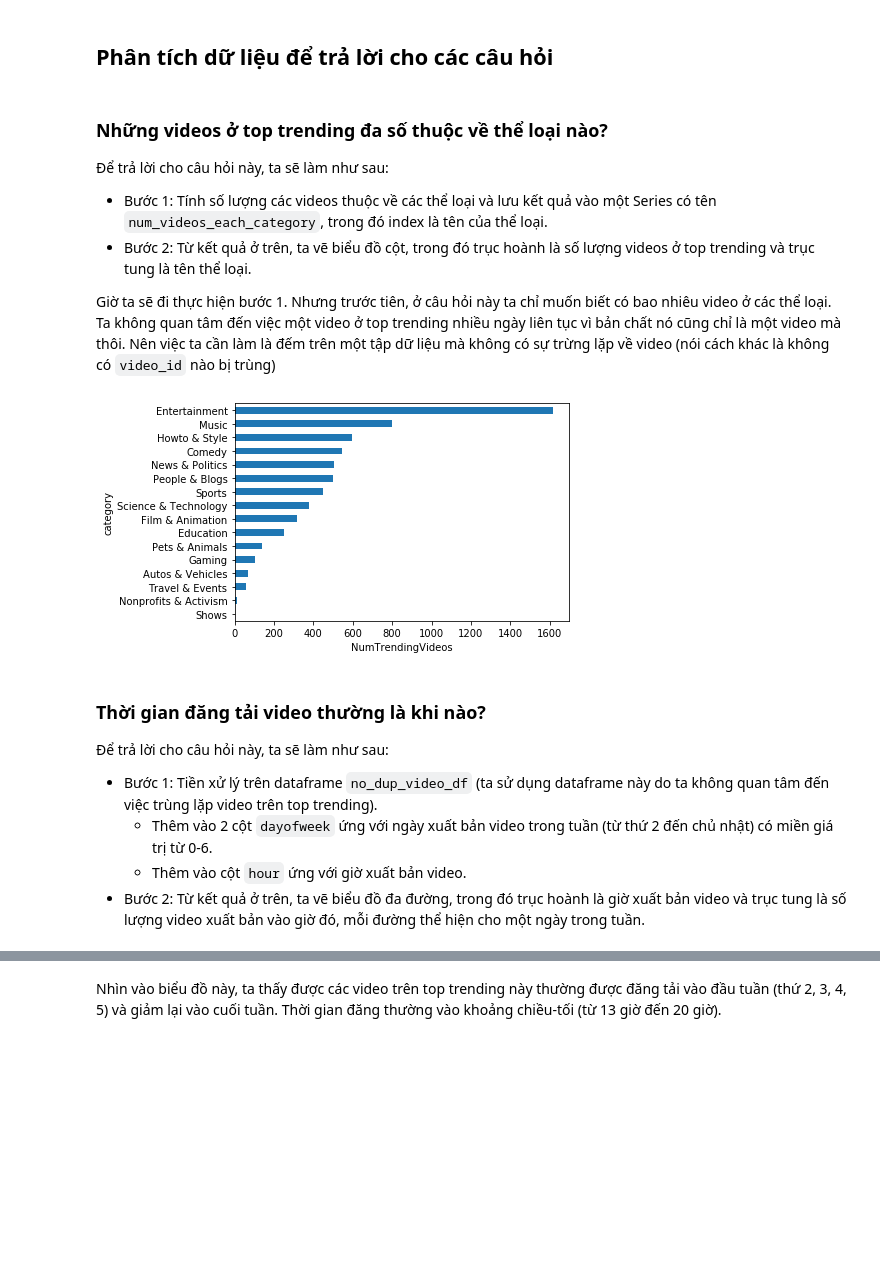
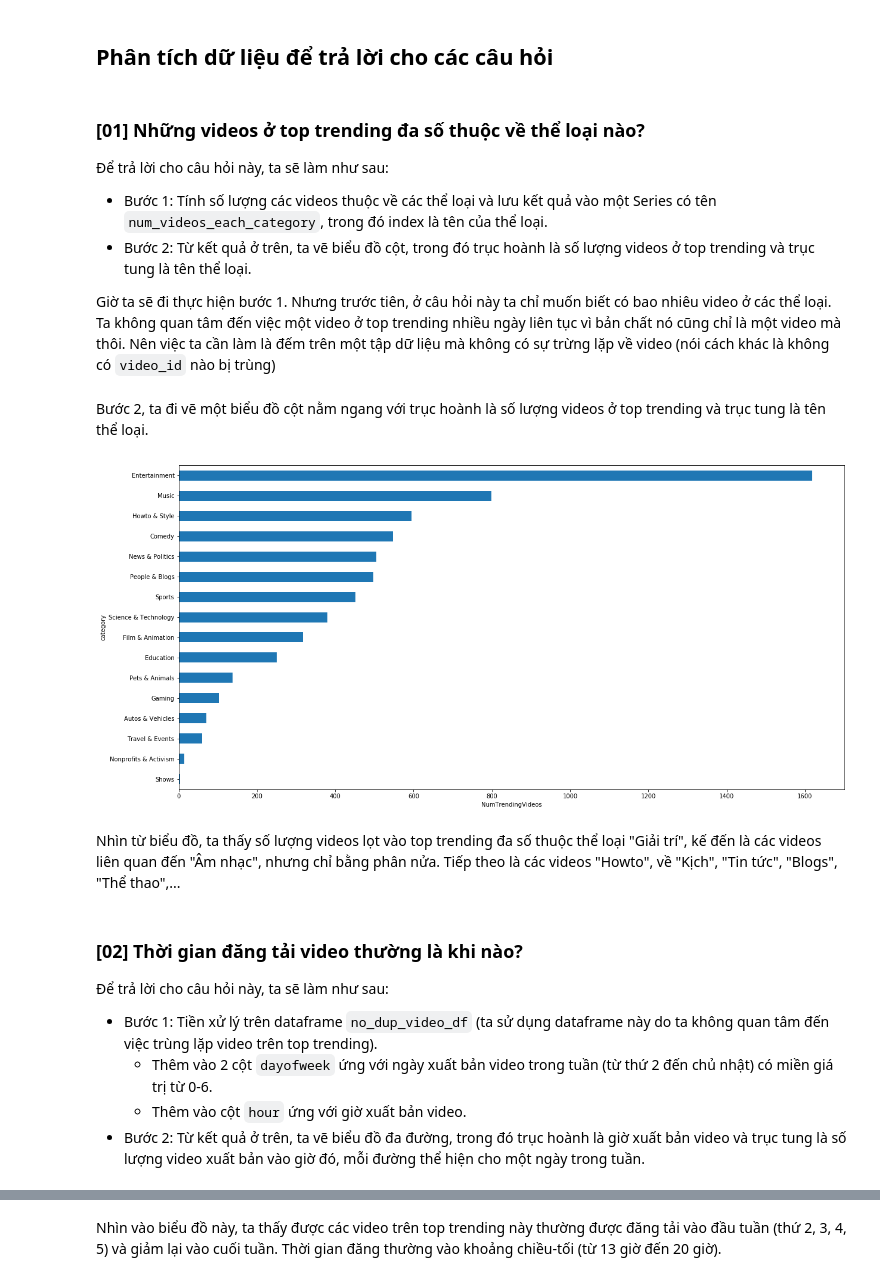
Before and after one commit to vhoaian/LTKHDL_CK, a Jupyter notebook: 1712265-VoHoaiAn.ipynb, the cells around one changed output, grey strips where cells are left out. Cells and saved outputs as stored; diff of their text form; code cells hidden in the pictures; blank space fills up the shorter version.

```diff
--- a/1712265-VoHoaiAn.ipynb
+++ b/1712265-VoHoaiAn.ipynb
@@ -284,7 +293,7 @@ Sau khi đã khám phá dữ liệu và hiểu hơn về dữ liệu, ta thấy
 # %% [markdown]
 ## Phân tích dữ liệu để trả lời cho các câu hỏi
 # %% [markdown]
-### Những videos ở top trending đa số thuộc về thể loại nào?
+### [01] Những videos ở top trending đa số thuộc về thể loại nào?
 
 Để trả lời cho câu hỏi này, ta sẽ làm như sau:
 - Bước 1: Tính số lượng các videos thuộc về các thể loại và lưu kết quả vào một Series có tên `num_videos_each_category`, trong đó index là tên của thể loại.
@@ -297,11 +309,15 @@ num_videos_each_category = no_dup_video_df.groupby('category').size()
 num_videos_each_category.sort_values(inplace=True)
+# %% [markdown]
+Bước 2, ta đi vẽ một biểu đồ cột nằm ngang với trục hoành là số lượng videos ở top trending và trục tung là tên thể loại.
 # %%
-num_videos_each_category.plot.barh()
+num_videos_each_category.plot.barh(figsize=(20,10))
 plt.xlabel("NumTrendingVideos");
 # %% [output]
-[figure, old version]
+[figure, new version]
+# %% [markdown]
+Nhìn từ biểu đồ, ta thấy số lượng videos lọt vào top trending đa số thuộc thể loại "Giải trí", kế đến là các videos liên quan đến "Âm nhạc", nhưng chỉ bằng phân nửa. Tiếp theo là các videos "Howto", về "Kịch", "Tin tức", "Blogs", "Thể thao",...
 # %% [markdown]
-### Thời gian đăng tải video thường là khi nào?
+### [02] Thời gian đăng tải video thường là khi nào?
 
 Để trả lời cho câu hỏi này, ta sẽ làm như sau:
 - Bước 1: Tiền xử lý trên dataframe `no_dup_video_df` (ta sử dụng dataframe này do ta không quan tâm đến việc trùng lặp video trên top trending).
```
Also changed, not shown: parts of 18 cells of this notebook.
